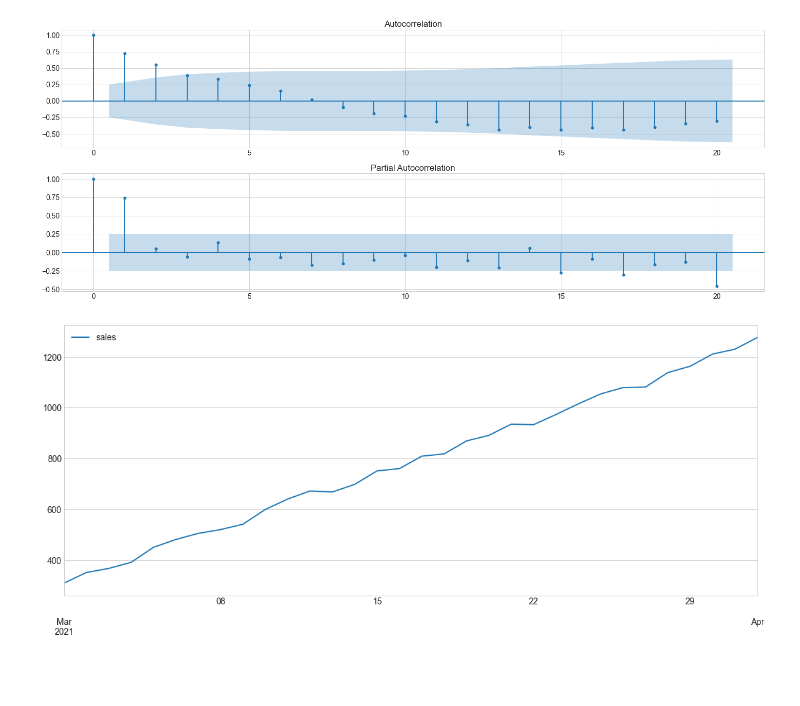
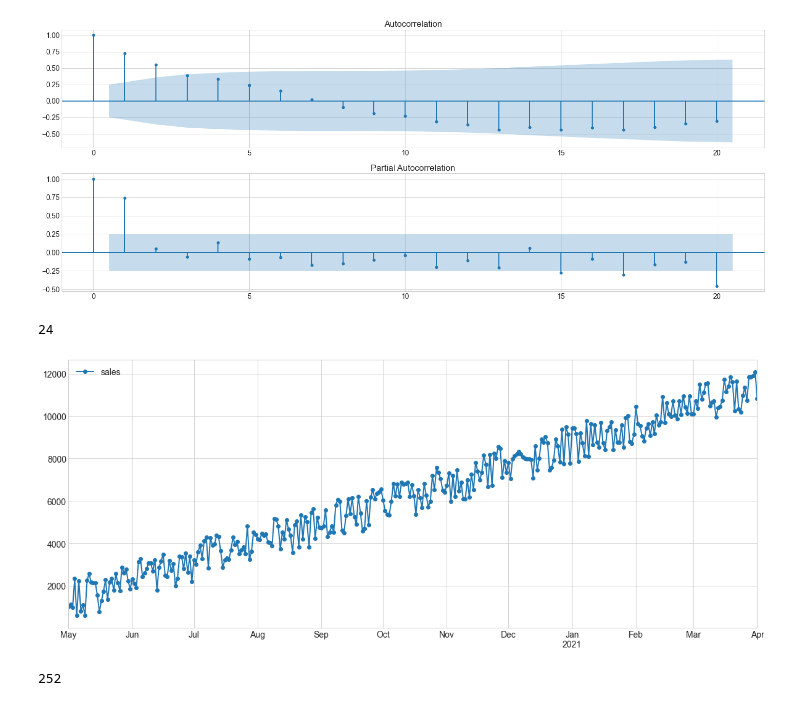
Before and after one commit to jianructose/treasurehunt, a Jupyter notebook: timesir_/ARIMA fcast.ipynb, the cells around one changed output. Saved outputs shown, nothing was run; the diff lists cells and outputs as text; code cells hidden in the pictures; blank space fills up the shorter version.

```diff
--- a/timesir_/ARIMA fcast.ipynb
+++ b/timesir_/ARIMA fcast.ipynb
@@ -131,19 +131,28 @@ plt.show()
 [figure]
 # %%
 # what can we tell from acf and pacf??
+# %%
+randrange(33)
+# %% [output]
+24
 # %%
 # to understand ACF
 from random import randrange
 
 def generateData(startDate, endDate):
-    df = pd.DataFrame([300+i*30+randrange(50) for i in range(32)],\
+    df = pd.DataFrame([300+i*30+randrange(2000) for i in range(336)],\
                      columns=['sales'],\
                      index=pd.date_range(startDate, endDate, freq='D'))
     return df
 # %%
-data = generateData('20210301', '20210401')
-data.plot.line()
+data = generateData('20200501', '20210401')
+data.plot.line(marker='o')
 plt.show()
 # %% [output]
-[figure, old version]
+[figure, new version]
+# %%
+n = len(data)
+round(n*.75)
+# %% [output]
+252
 # %%
```
Also changed, not shown: parts of 8 cells of this notebook, 1 other file.
